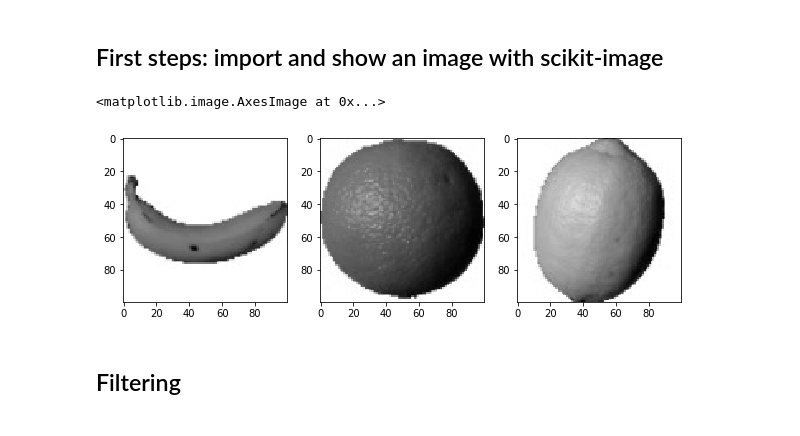
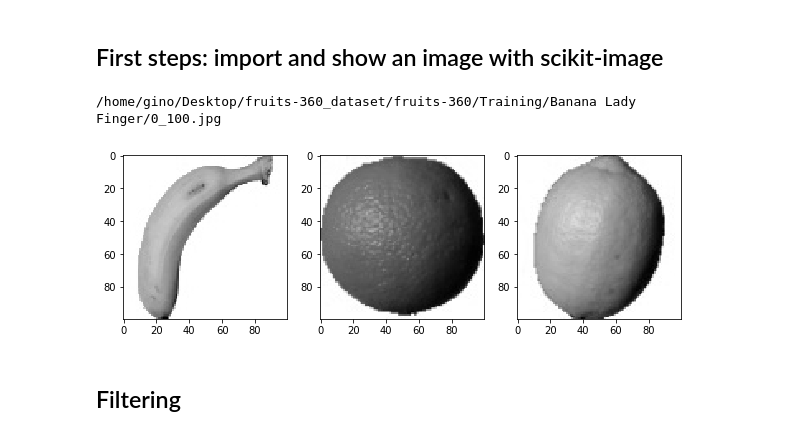
Before and after one commit to GinoAvanzini/fruit-sorter, a Jupyter notebook: src/scikit_image_testbench.ipynb, the cells around one changed output. Drawn from its saved outputs; the diff is of its cells as text; code cells hidden in the pictures.

Commit message:
Add fruit class and minor updates

```diff
--- a/src/scikit_image_testbench.ipynb
+++ b/src/scikit_image_testbench.ipynb
@@ -7,30 +7,34 @@
 # %%
 from skimage import io
 import numpy as np
 import matplotlib.pyplot as plt
 
 # path to fruit360 dataset
 path = '/home/gino/Desktop/fruits-360_dataset/'
 
 def img_grayscale(image):
     return io.imread(image, as_gray=True)
 
 banana_collection = io.ImageCollection([path + 'fruits-360/Training/Banana/*.jpg', path + 'fruits-360/Training/Banana Lady Finger/*.jpg'], load_func=img_grayscale)
 orange_collection = io.ImageCollection(path + 'fruits-360/Training/Orange/*.jpg', load_func=img_grayscale)
 lemon_collection = io.ImageCollection(path + 'fruits-360/Training/Lemon/*.jpg', load_func=img_grayscale)
 
-fig, (ban, oran, lem) = plt.subplots(nrows=1, ncols=3, figsize=(10, 10))
+fig, (ax0, ax1, ax2) = plt.subplots(nrows=1, ncols=3, figsize=(10, 10))
 
-sample_banana = banana_collection[380]
-ban.imshow(sample_banana, cmap='gray')
-oran.imshow(orange_collection[0], cmap='gray')
-lem.imshow(lemon_collection[1], cmap='gray')
+sample_banana = banana_collection[0]
+ax0.imshow(sample_banana, cmap='gray')
+ax1.imshow(orange_collection[0], cmap='gray')
+ax2.imshow(lemon_collection[1], cmap='gray')
 
+#a = io.imread(banana_collection.files[100], as_gray=True)
+#io.imshow(a)
 
-#print(banana_collection)
+#print(a)
+
+print(banana_collection.files[0])
 # %% [output]
-<matplotlib.image.AxesImage at 0x...>
+/home/gino/Desktop/fruits-360_dataset/fruits-360/Training/Banana Lady Finger/0_100.jpg
-[figure, old version]
+[figure, new version]
 # %% [markdown]
 ## Filtering
 # %%
```
Also changed, not shown: parts of 21 cells of this notebook, 1 other file.
